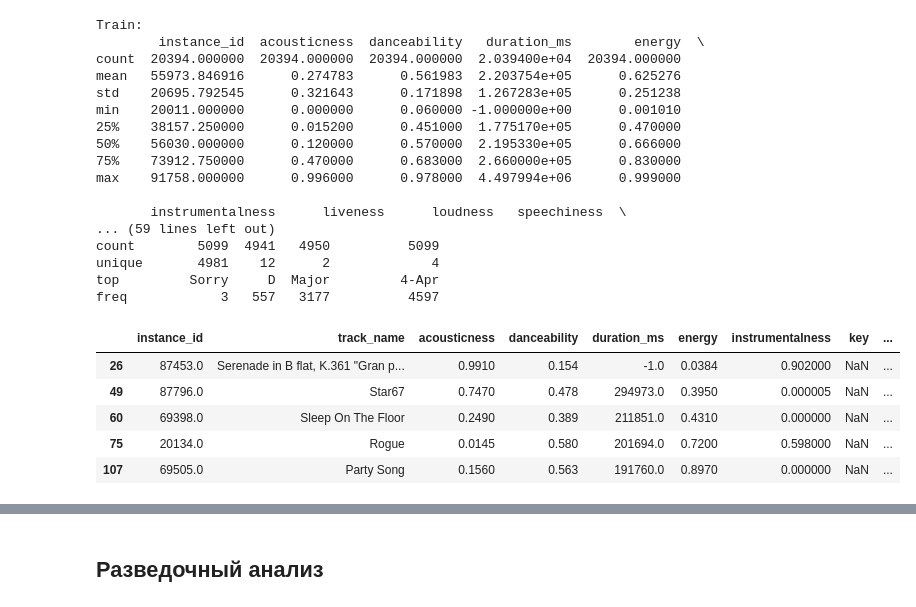
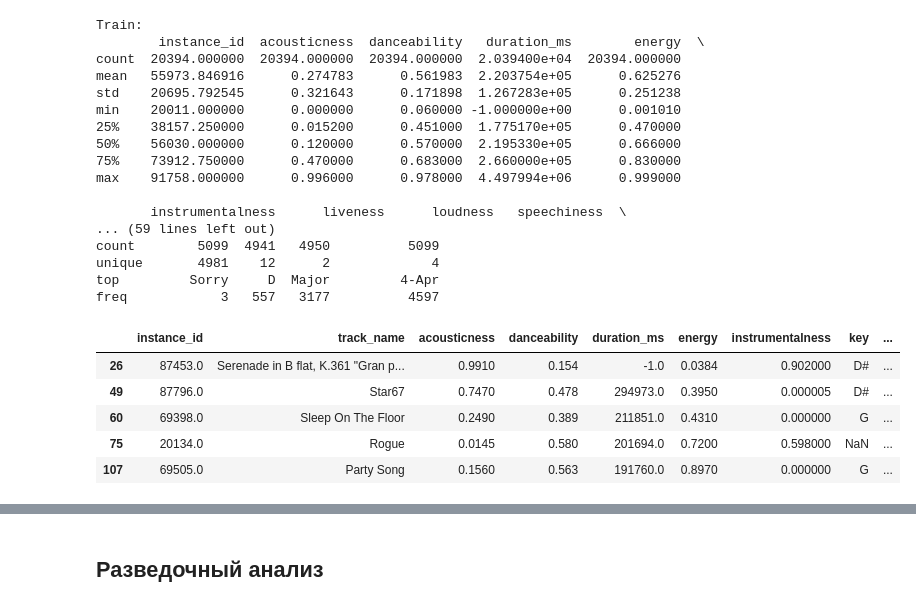
Before and after one commit to iZemenkov/HSE-ML-TEAM-4, a Jupyter notebook: Project_Music_genre_prediction.ipynb, the cells around one changed output, grey strips where cells are left out. Cells and saved outputs as stored; diff of their text form; code cells hidden in the pictures.

```diff
--- a/Project_Music_genre_prediction.ipynb
+++ b/Project_Music_genre_prediction.ipynb
@@ -195,15 +196,3 @@ count        5099  4941   4950          5099
 unique       4981    12      2             4
 top         Sorry     D  Major         4-Apr
 freq            3   557   3177          4597
-# %%
-key_list = ['D', 'A', 'E', 'G#', 'C', 'D#', 'A#', 'F', 'F#', 'G', 'C#', 'B']
-filtered_train = train[~train['key'].isin(key_list)]
-
-filtered_train.head()
-# %% [output]
-|  | instance_id | track_name | acousticness | danceability | duration_ms | energy | instrumentalness | key | ... |
-| 26 | 87453.0 | Serenade in B flat, K.361 "Gran p... | 0.9910 | 0.154 | -1.0 | 0.0384 | 0.902000 | NaN | ... |
-| 49 | 87796.0 | Star67 | 0.7470 | 0.478 | 294973.0 | 0.3950 | 0.000005 | NaN | ... |
-| 60 | 69398.0 | Sleep On The Floor | 0.2490 | 0.389 | 211851.0 | 0.4310 | 0.000000 | NaN | ... |
-| 75 | 20134.0 | Rogue | 0.0145 | 0.580 | 201694.0 | 0.7200 | 0.598000 | NaN | ... |
-| 107 | 69505.0 | Party Song | 0.1560 | 0.563 | 191760.0 | 0.8970 | 0.000000 | NaN | ... |
@@ -212 +199,10 @@ filtered_train.head()
+# %%
+df_train_filled[train['key'].isna()].head()
+# %% [output]
+|  | instance_id | track_name | acousticness | danceability | duration_ms | energy | instrumentalness | key | ... |
+| 26 | 87453.0 | Serenade in B flat, K.361 "Gran p... | 0.9910 | 0.154 | -1.0 | 0.0384 | 0.902000 | D# | ... |
+| 49 | 87796.0 | Star67 | 0.7470 | 0.478 | 294973.0 | 0.3950 | 0.000005 | D# | ... |
+| 60 | 69398.0 | Sleep On The Floor | 0.2490 | 0.389 | 211851.0 | 0.4310 | 0.000000 | G | ... |
+| 75 | 20134.0 | Rogue | 0.0145 | 0.580 | 201694.0 | 0.7200 | 0.598000 | NaN | ... |
+| 107 | 69505.0 | Party Song | 0.1560 | 0.563 | 191760.0 | 0.8970 | 0.000000 | G | ... |
 # %%
```
Also changed, not shown: parts of 8 cells of this notebook.
